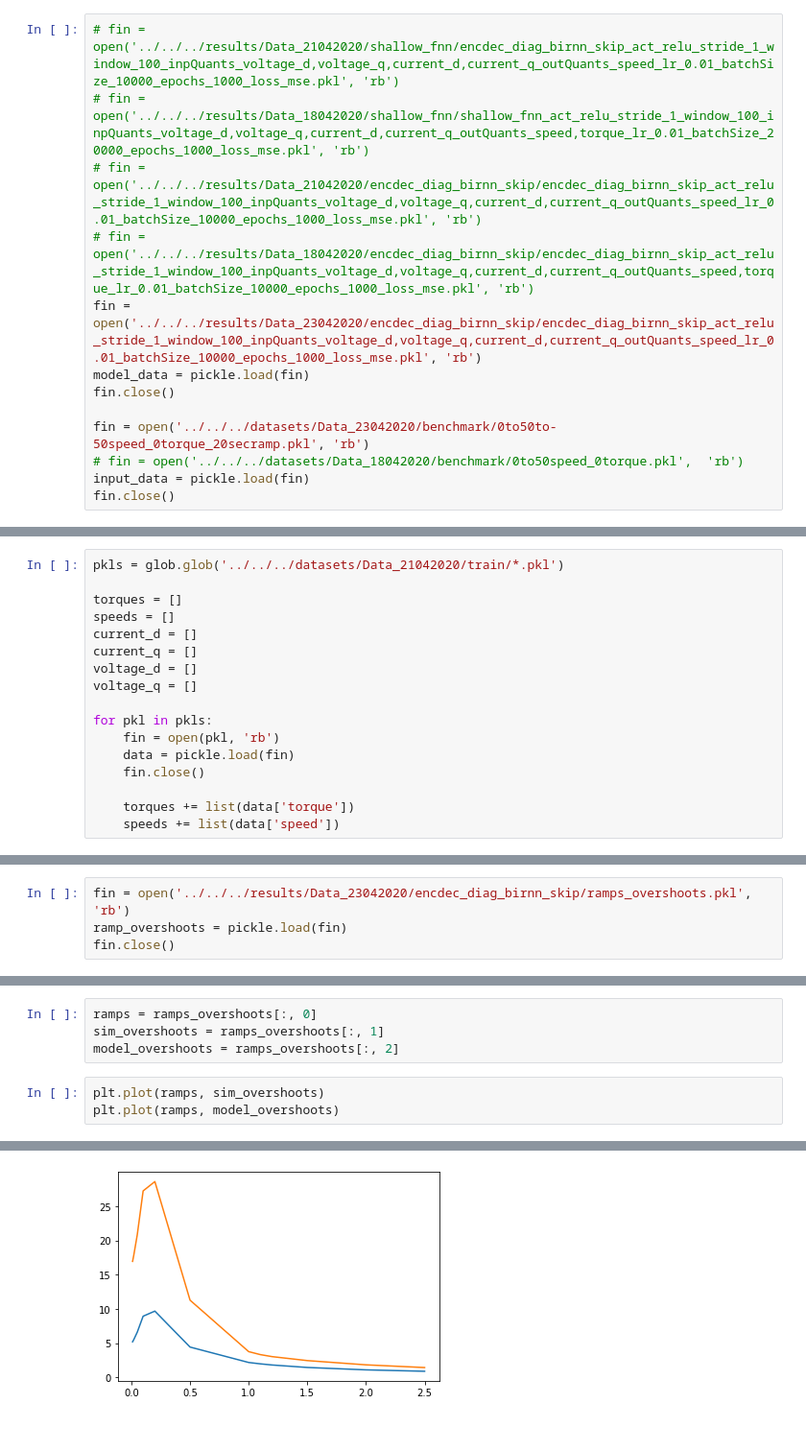
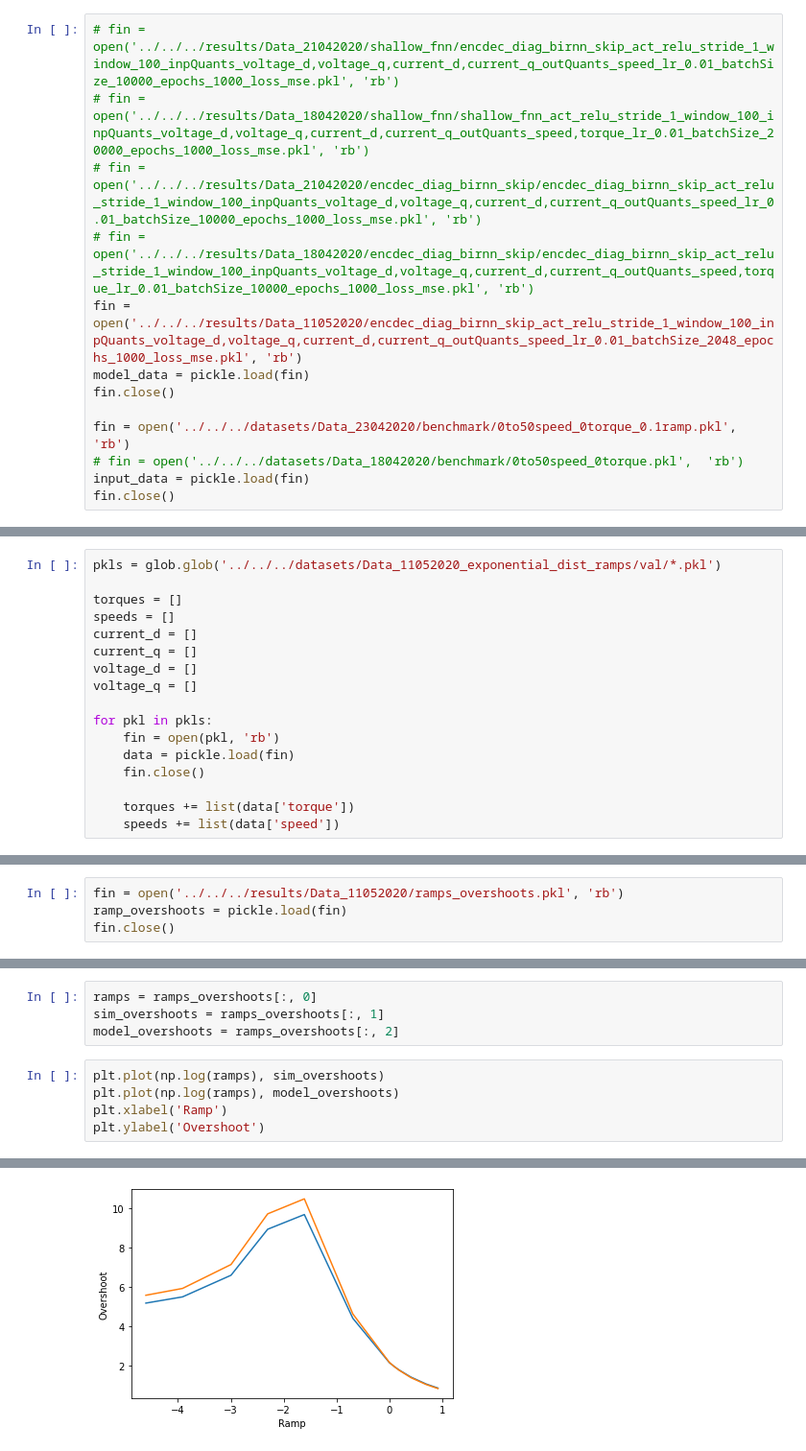
Before and after one commit to sagarverma/MotorDynamics, a Jupyter notebook: notebooks/plot_motornn.ipynb, the cells around one changed output, grey strips where cells are left out. Shown at 96% size. Saved outputs shown, nothing was run; the diff lists cells and outputs as text.

```diff
--- a/notebooks/plot_motornn.ipynb
+++ b/notebooks/plot_motornn.ipynb
@@ -13,11 +13,11 @@ import matplotlib.pyplot as plt
 # fin = open('../../../results/Data_18042020/shallow_fnn/shallow_fnn_act_relu_stride_1_window_100_inpQuants_voltage_d,voltage_q,current_d,current_q_outQuants_speed,torque_lr_0.01_batchSize_20000_epochs_1000_loss_mse.pkl', 'rb')
 # fin = open('../../../results/Data_21042020/encdec_diag_birnn_skip/encdec_diag_birnn_skip_act_relu_stride_1_window_100_inpQuants_voltage_d,voltage_q,current_d,current_q_outQuants_speed_lr_0.01_batchSize_10000_epochs_1000_loss_mse.pkl', 'rb')
 # fin = open('../../../results/Data_18042020/encdec_diag_birnn_skip/encdec_diag_birnn_skip_act_relu_stride_1_window_100_inpQuants_voltage_d,voltage_q,current_d,current_q_outQuants_speed,torque_lr_0.01_batchSize_10000_epochs_1000_loss_mse.pkl', 'rb')
-fin = open('../../../results/Data_23042020/encdec_diag_birnn_skip/encdec_diag_birnn_skip_act_relu_stride_1_window_100_inpQuants_voltage_d,voltage_q,current_d,current_q_outQuants_speed_lr_0.01_batchSize_10000_epochs_1000_loss_mse.pkl', 'rb')
+fin = open('../../../results/Data_11052020/encdec_diag_birnn_skip_act_relu_stride_1_window_100_inpQuants_voltage_d,voltage_q,current_d,current_q_outQuants_speed_lr_0.01_batchSize_2048_epochs_1000_loss_mse.pkl', 'rb')
 model_data = pickle.load(fin)
 fin.close()
 
-fin = open('../../../datasets/Data_23042020/benchmark/0to50to-50speed_0torque_20secramp.pkl', 'rb')
+fin = open('../../../datasets/Data_23042020/benchmark/0to50speed_0torque_0.1ramp.pkl', 'rb')
 # fin = open('../../../datasets/Data_18042020/benchmark/0to50speed_0torque.pkl',  'rb')
 input_data = pickle.load(fin)
 fin.close()
@@ -73,7 +73,7 @@ for pkl in pkls:
 [figure]
 [figure]
 # %%
-pkls = glob.glob('../../../datasets/Data_21042020/train/*.pkl')
+pkls = glob.glob('../../../datasets/Data_11052020_exponential_dist_ramps/val/*.pkl')
 
 torques = []
 speeds = []
@@ -115,7 +115,7 @@ hist_voltage_q = plt.hist(voltage_q, density=True, bins=100)
 # %% [output]
 [figure]
 # %%
-fin = open('../../../results/Data_23042020/encdec_diag_birnn_skip/ramps_overshoots.pkl', 'rb')
+fin = open('../../../results/Data_11052020/ramps_overshoots.pkl', 'rb')
 ramp_overshoots = pickle.load(fin)
 fin.close()
 # %%
@@ -129,6 +129,8 @@ ramps = ramps_overshoots[:, 0]
 sim_overshoots = ramps_overshoots[:, 1]
 model_overshoots = ramps_overshoots[:, 2]
 # %%
-plt.plot(ramps, sim_overshoots)
-plt.plot(ramps, model_overshoots)
+plt.plot(np.log(ramps), sim_overshoots)
+plt.plot(np.log(ramps), model_overshoots)
+plt.xlabel('Ramp')
+plt.ylabel('Overshoot')
 # %% [output]
@@ -136 +138 @@ plt.plot(ramps, model_overshoots)
-[figure, old version]
+[figure, new version]
```
Also changed, not shown: parts of 5 cells of this notebook, 2 other files.
